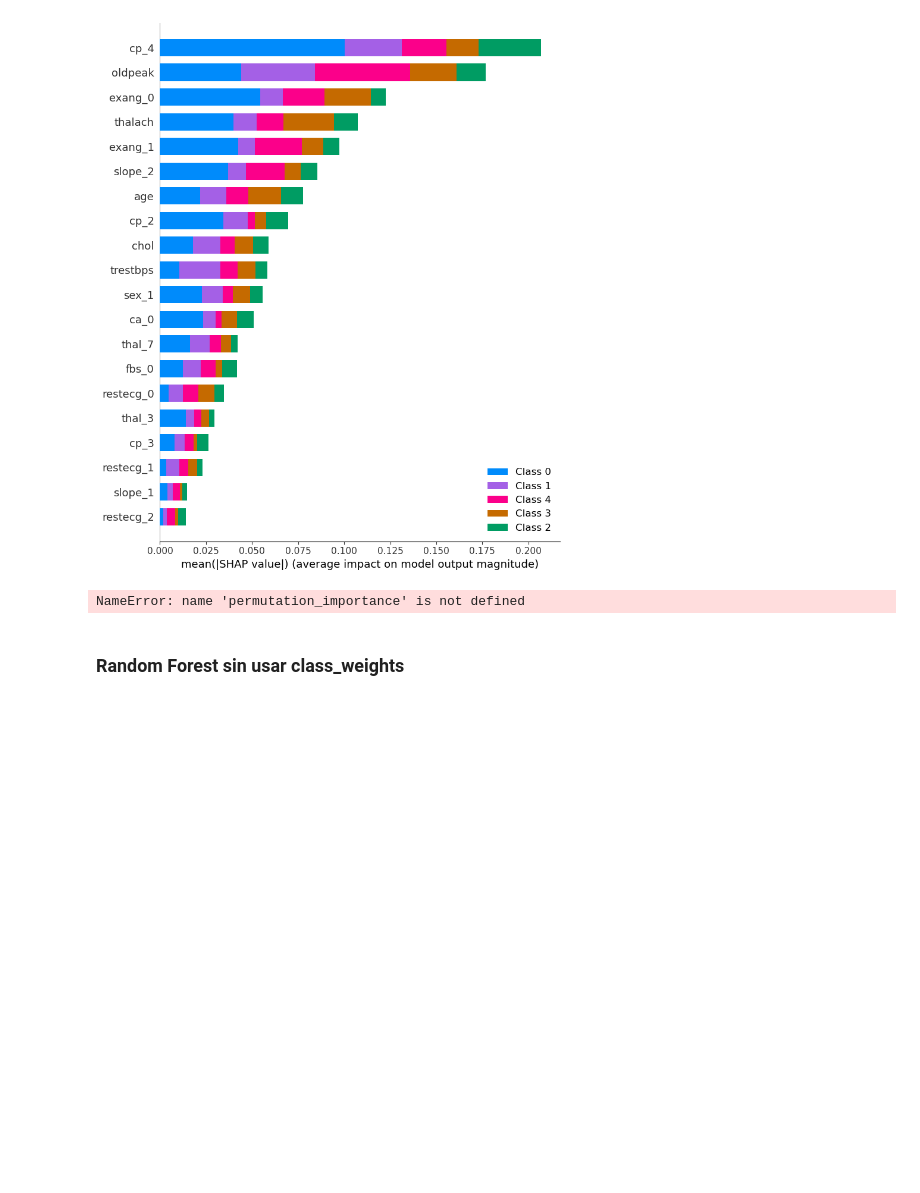
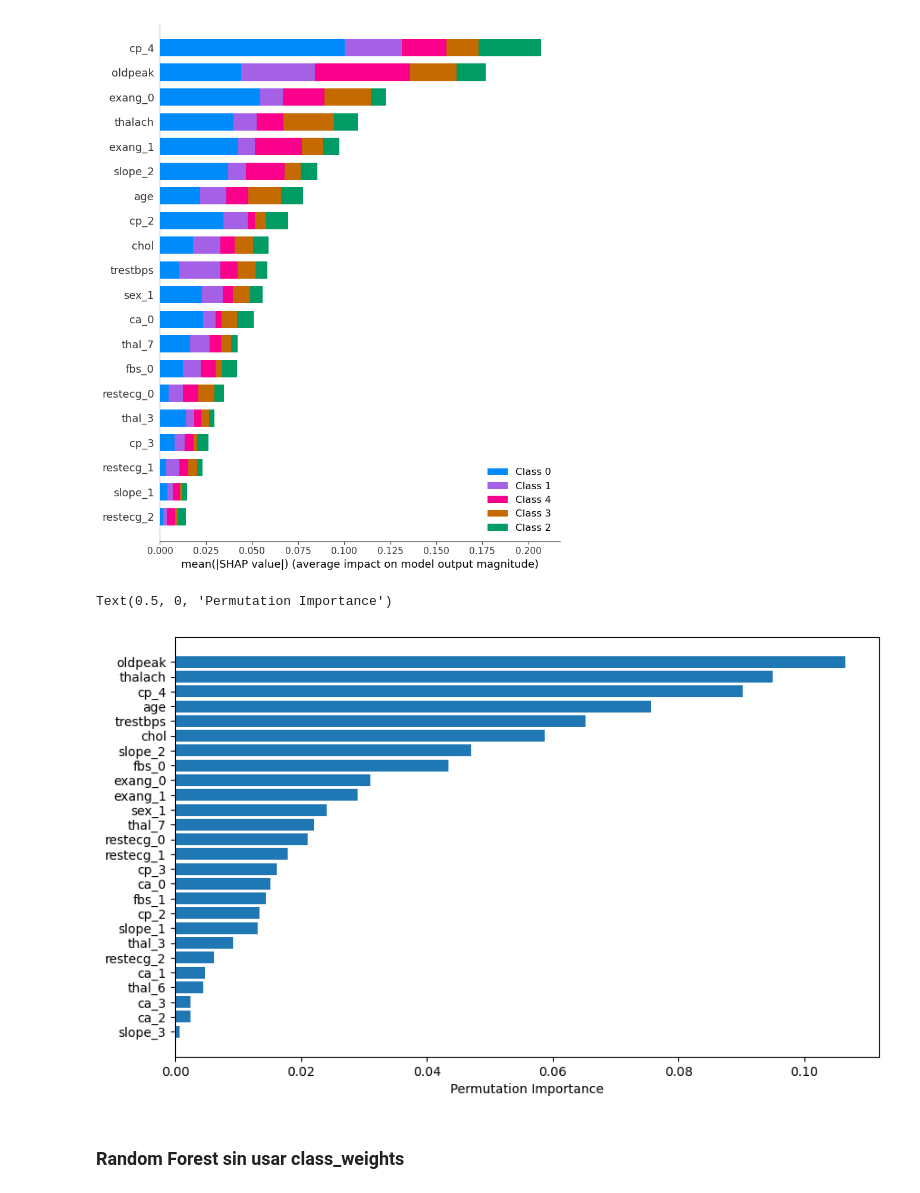
Before and after one commit to vruizext/mda-data-project-3, a Jupyter notebook: random_forest2.ipynb, the cells around one changed output. Drawn from its saved outputs; the diff is of its cells as text; code cells hidden in the pictures; blank space fills up the shorter version.

```diff
--- a/random_forest2.ipynb
+++ b/random_forest2.ipynb
@@ -392,14 +405,15 @@ shap.summary_plot(shap_values, X_train)
 # %%
 from sklearn.inspection import permutation_importance
 # %%
-# plt.figure(figsize=(10,6))
+plt.figure(figsize=(10,6))
 
 perm_importance = permutation_importance(model_rf, X_train, y_train)
 sorted_idx = perm_importance.importances_mean.argsort()
 plt.barh(X_train.columns[sorted_idx], perm_importance.importances_mean[sorted_idx])
 plt.xlabel("Permutation Importance")
 # %% [output]
-NameError: name 'permutation_importance' is not defined
+Text(0.5, 0, 'Permutation Importance')
+[figure, added]
 # %% [markdown]
 ### Random Forest sin usar class_weights
 # %%
```
Also changed, not shown: parts of 14 cells of this notebook, 3 other files.
